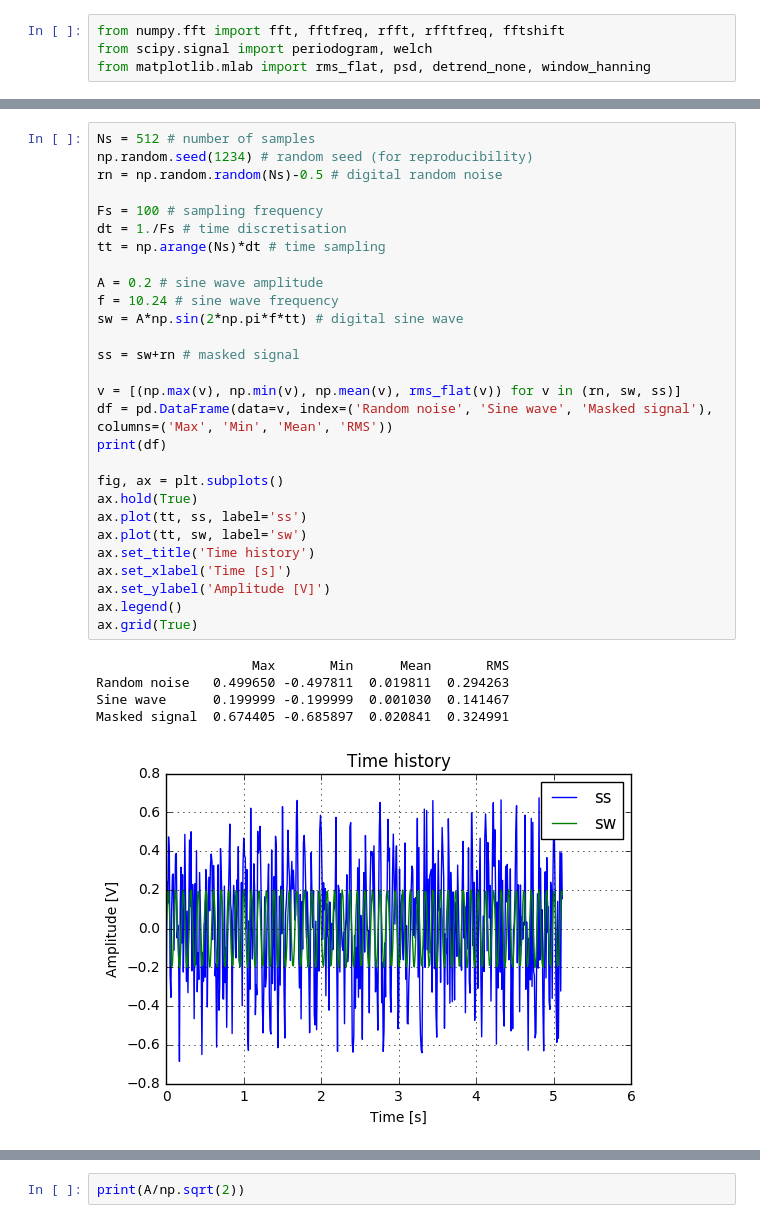
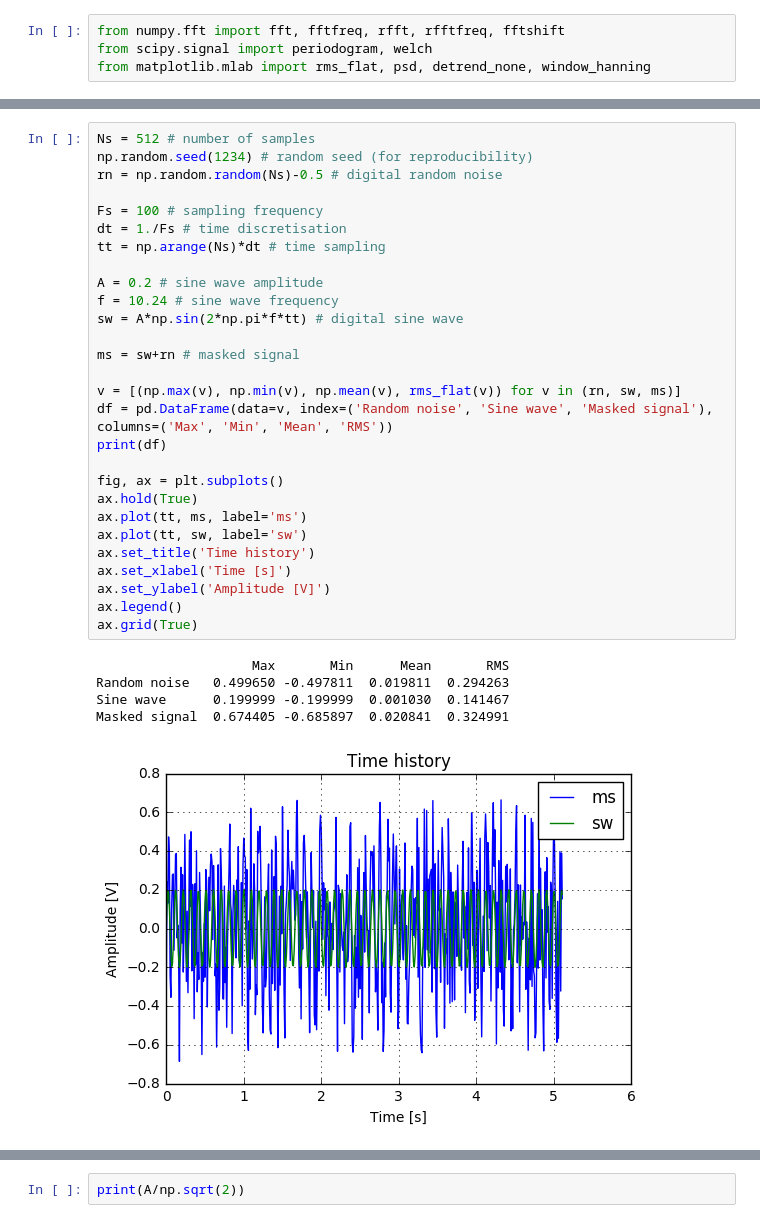
Before and after one commit to pxcandeias/py-notebooks, a Jupyter notebook: FFT_psd.ipynb, the cells around one changed output, grey strips where cells are left out. Cells and saved outputs as stored; diff of their text form.

```diff
--- a/FFT_psd.ipynb
+++ b/FFT_psd.ipynb
@@ -68,35 +68,35 @@ For the purpose of illustration, in this notebook we will use a digital signal c
 # %%
 Ns = 512 # number of samples
 np.random.seed(1234) # random seed (for reproducibility)
 rn = np.random.random(Ns)-0.5 # digital random noise
 
 Fs = 100 # sampling frequency
 dt = 1./Fs # time discretisation
 tt = np.arange(Ns)*dt # time sampling
 
 A = 0.2 # sine wave amplitude
 f = 10.24 # sine wave frequency
 sw = A*np.sin(2*np.pi*f*tt) # digital sine wave
 
-ss = sw+rn # masked signal
+ms = sw+rn # masked signal
 
-v = [(np.max(v), np.min(v), np.mean(v), rms_flat(v)) for v in (rn, sw, ss)]
+v = [(np.max(v), np.min(v), np.mean(v), rms_flat(v)) for v in (rn, sw, ms)]
 df = pd.DataFrame(data=v, index=('Random noise', 'Sine wave', 'Masked signal'), columns=('Max', 'Min', 'Mean', 'RMS'))
 print(df)
 
 fig, ax = plt.subplots()
 ax.hold(True)
-ax.plot(tt, ss, label='ss')
+ax.plot(tt, ms, label='ms')
 ax.plot(tt, sw, label='sw')
 ax.set_title('Time history')
 ax.set_xlabel('Time [s]')
 ax.set_ylabel('Amplitude [V]')
 ax.legend()
 ax.grid(True)
 # %% [output]
                     Max       Min      Mean       RMS
 Random noise   0.499650 -0.497811  0.019811  0.294263
 Sine wave      0.199999 -0.199999  0.001030  0.141467
 Masked signal  0.674405 -0.685897  0.020841  0.324991
-[figure, old version]
+[figure, new version]
 # %% [markdown]
```
Also changed, not shown: parts of 12 cells of this notebook.
